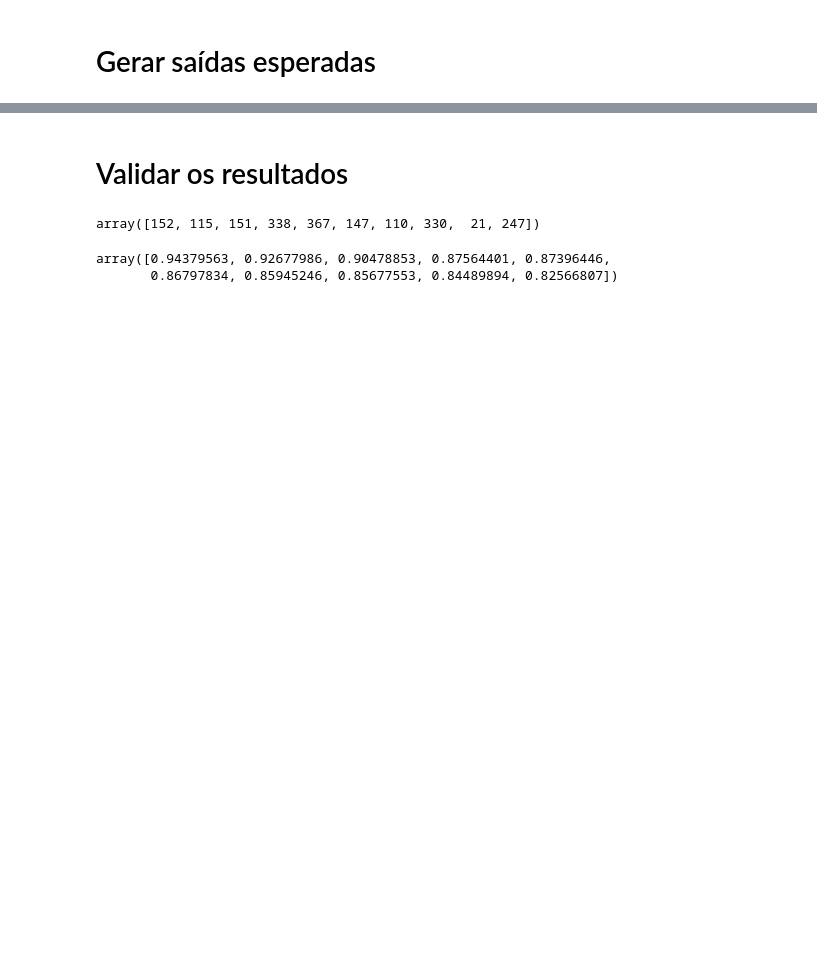
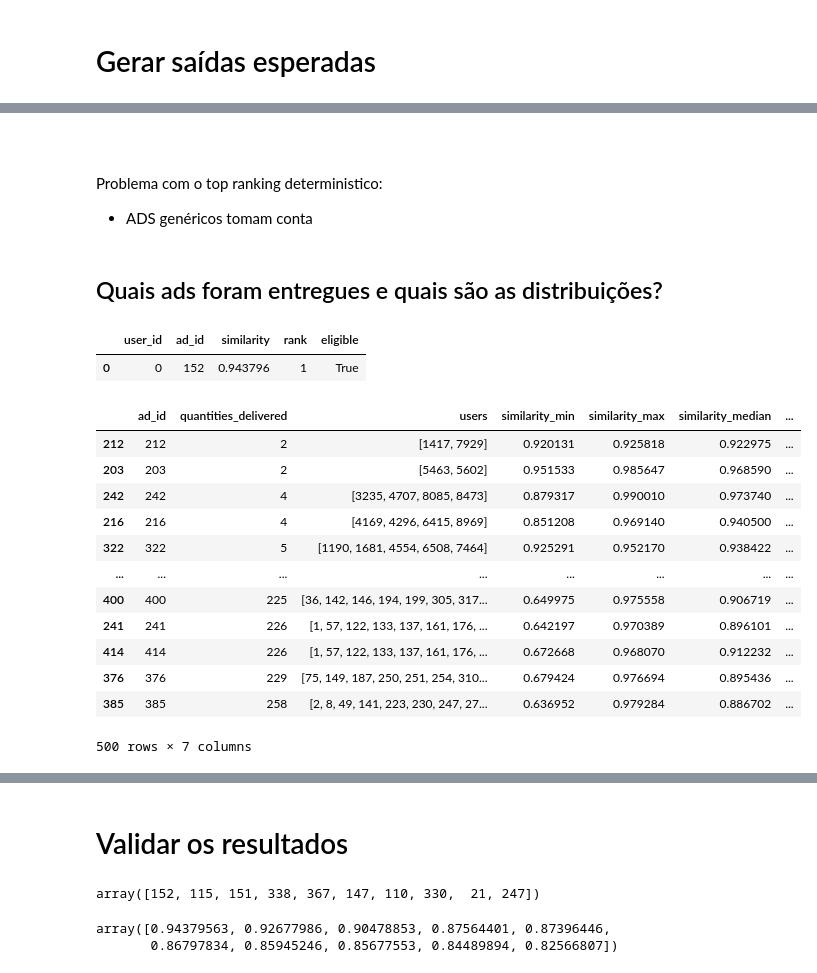
Before and after one commit to Allanvtr/ads-recommendation-system, a Jupyter notebook: notebook/01_prototipo_modelo_simples.ipynb, the cells around one changed output, grey strips where cells are left out. Saved outputs shown, nothing was run; the diff lists cells and outputs as text; code cells hidden in the pictures; blank space fills up the shorter version.

```diff
--- a/notebook/01_prototipo_modelo_simples.ipynb
+++ b/notebook/01_prototipo_modelo_simples.ipynb
@@ -422,0 +477,37 @@ array([[0.47153176, 0.24981313, 0.63731514, ..., 0.08236718, 0.15515928,
+# %% [markdown]
+###
+# %% [markdown]
+Problema com o top ranking deterministico:
+
+- ADS genéricos tomam conta
+# %% [markdown]
+## Quais ads foram entregues e quais são as distribuições?
+# %%
+df_recommendations.head(1)
+# %% [output]
+|  | user_id | ad_id | similarity | rank | eligible |
+| 0 | 0 | 152 | 0.943796 | 1 | True |
+# %%
+ads_delivered = df_recommendations.query('eligible == True').groupby(["ad_id"]).agg(quantities_delivered=('ad_id', 'count') ,
+                                                                    users = ('user_id', list),
+                                                                    similarity_min = ('similarity', 'min'),
+                                                                    similarity_max = ('similarity', 'max'),
+                                                                    similarity_median = ('similarity', 'median'),
+                                                                    similarity_mean=('similarity', 'mean') ).reset_index()
+# %%
+ads_delivered.sort_values(by='quantities_delivered')
+# ideia avaliar os casos em que o anúncio foi entregue para muitos usuários (olhe para os ads 241 e 414), e os casos em que foi entregue para poucos usuários, para entender se o modelo está entregando anúncios de forma equilibrada ou se está concentrando em poucos anúncios.
+# %% [output]
+|  | ad_id | quantities_delivered | users | similarity_min | similarity_max | similarity_median | ... |
+| 212 | 212 | 2 | [1417, 7929] | 0.920131 | 0.925818 | 0.922975 | ... |
+| 203 | 203 | 2 | [5463, 5602] | 0.951533 | 0.985647 | 0.968590 | ... |
+| 242 | 242 | 4 | [3235, 4707, 8085, 8473] | 0.879317 | 0.990010 | 0.973740 | ... |
+| 216 | 216 | 4 | [4169, 4296, 6415, 8969] | 0.851208 | 0.969140 | 0.940500 | ... |
+| 322 | 322 | 5 | [1190, 1681, 4554, 6508, 7464] | 0.925291 | 0.952170 | 0.938422 | ... |
+| ... | ... | ... | ... | ... | ... | ... | ... |
+| 400 | 400 | 225 | [36, 142, 146, 194, 199, 305, 317... | 0.649975 | 0.975558 | 0.906719 | ... |
+| 241 | 241 | 226 | [1, 57, 122, 133, 137, 161, 176, ... | 0.642197 | 0.970389 | 0.896101 | ... |
+| 414 | 414 | 226 | [1, 57, 122, 133, 137, 161, 176, ... | 0.672668 | 0.968070 | 0.912232 | ... |
+| 376 | 376 | 229 | [75, 149, 187, 250, 251, 254, 310... | 0.679424 | 0.976694 | 0.895436 | ... |
+| 385 | 385 | 258 | [2, 8, 49, 141, 223, 230, 247, 27... | 0.636952 | 0.979284 | 0.886702 | ... |
+500 rows × 7 columns
```
Also changed, not shown: parts of 15 cells of this notebook.
